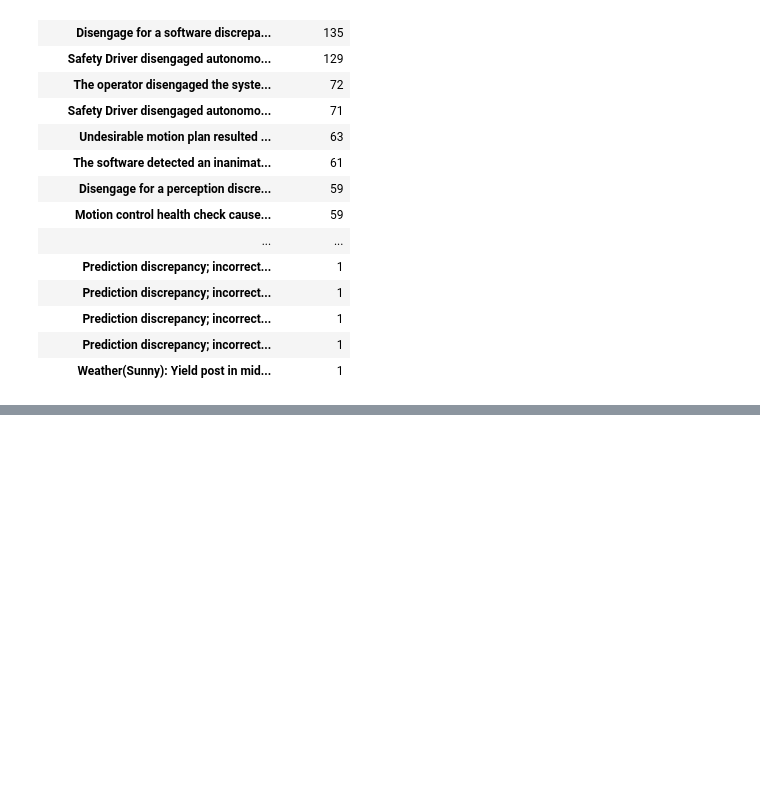
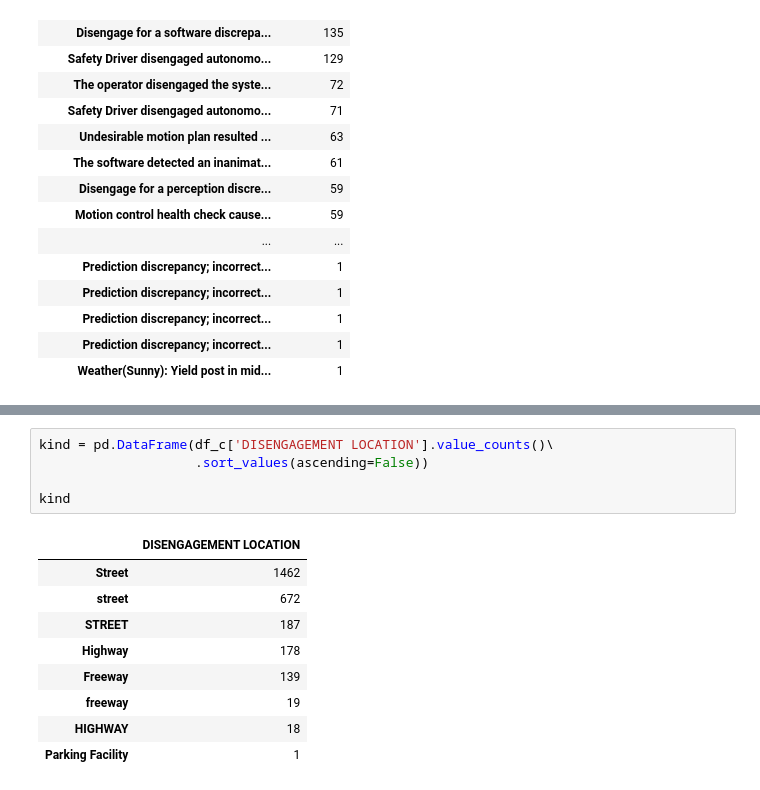
Before and after one commit to severancej/colorful_project, a Jupyter notebook: Project_Section2/AI14_장지은_Section2.ipynb, the cells around one changed output, grey strips where cells are left out. Drawn from its saved outputs; the diff is of its cells as text; blank space fills up the shorter version.

```diff
--- a/Project_Section2/AI14_장지은_Section2.ipynb
+++ b/Project_Section2/AI14_장지은_Section2.ipynb
@@ -648,0 +706,15 @@ df_c['DESCRIPTION OF FACTS CAUSING DISENGAGEMENT'].value_counts()
+# %%
+kind = pd.DataFrame(df_c['DISENGAGEMENT LOCATION'].value_counts()\
+                    .sort_values(ascending=False))
+
+kind
+# %% [output]
+|  | DISENGAGEMENT LOCATION |
+| Street | 1462 |
+| street | 672 |
+| STREET | 187 |
+| Highway | 178 |
+| Freeway | 139 |
+| freeway | 19 |
+| HIGHWAY | 18 |
+| Parking Facility | 1 |
```
Also changed, not shown: parts of 9 cells of this notebook.
